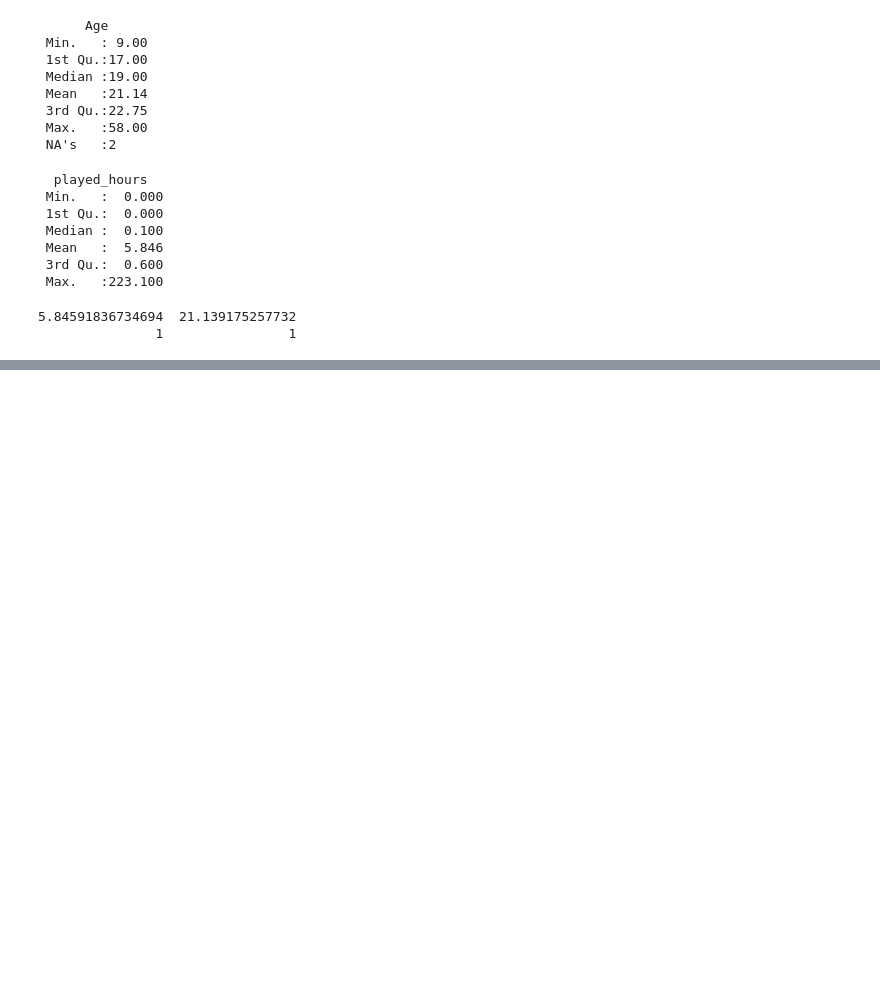
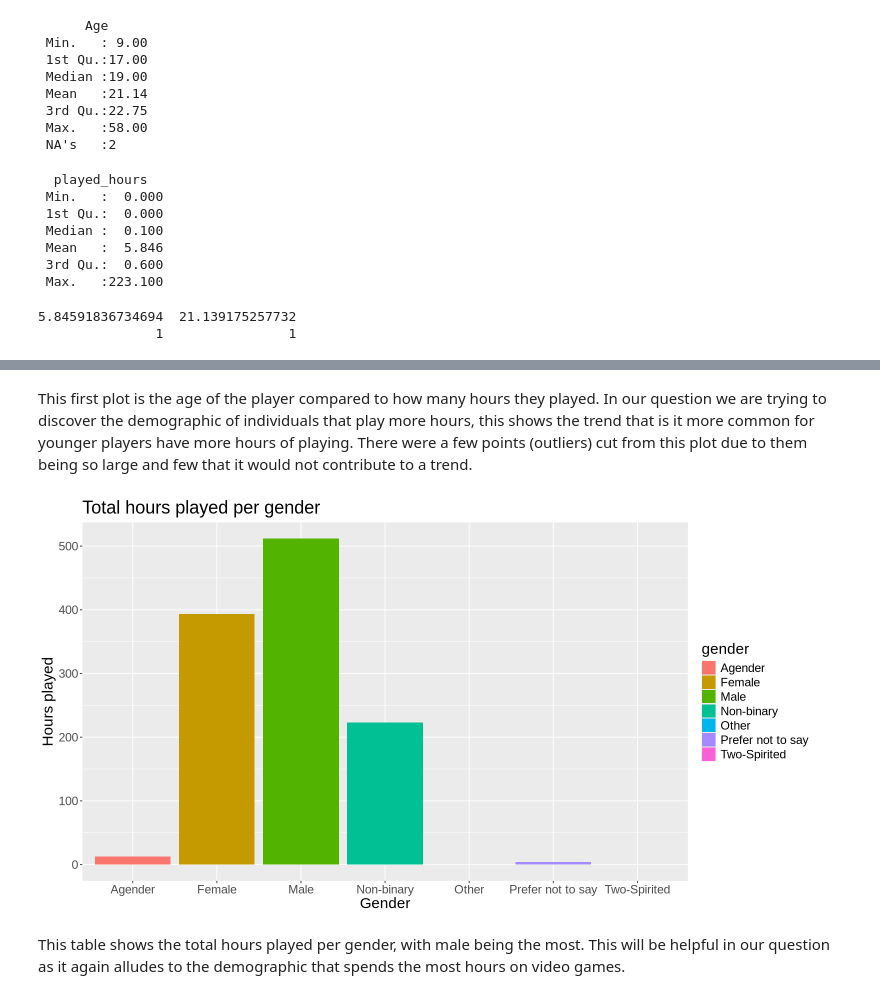
Before and after one commit to CaitlinSpiller/DSCI-100-project, a Jupyter notebook: PlanningIndividual.ipynb, the cells around one changed output, grey strips where cells are left out. Cells and saved outputs as stored; diff of their text form; code cells hidden in the pictures; blank space fills up the shorter version.

```diff
--- a/PlanningIndividual.ipynb
+++ b/PlanningIndividual.ipynb
@@ -116,0 +137,15 @@ table_mean
+# %% [markdown]
+This first plot is the age of the player compared to how many hours they played. In our question we are trying to discover the demographic of individuals that play more hours, this shows the trend that is it more common for younger players have more hours of playing. There were a few points (outliers) cut from this plot due to them being so large and few that it would not contribute to a trend.
+# %%
+options(repr.plot.width = 13, repr.plot.height = 7)
+gender_plot <- players |> # plot of age of the individual compared to how many hours they play
+    ggplot(aes(x = gender, y = played_hours, fill = gender)) +
+    geom_bar(stat = "identity") +
+    labs(x = "Gender", y = "Hours played") +
+    ggtitle("Total hours played per gender") +
+    theme(text = element_text(size=18))
+gender_plot
+# %% [output]
+[figure, added]
+# %% [markdown]
+This table shows the total hours played per gender, with male being the most. This will be helpful in our question as it again alludes to the demographic that spends the most hours on video games.
```
Also changed, not shown: parts of 3 cells of this notebook.
